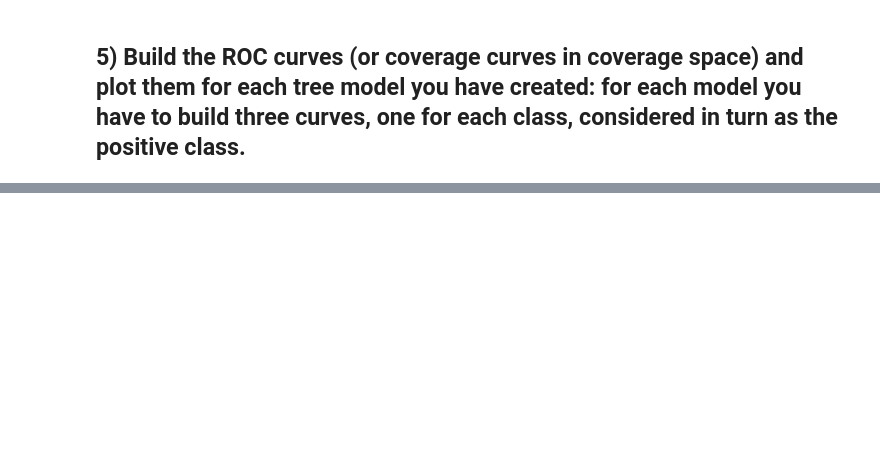
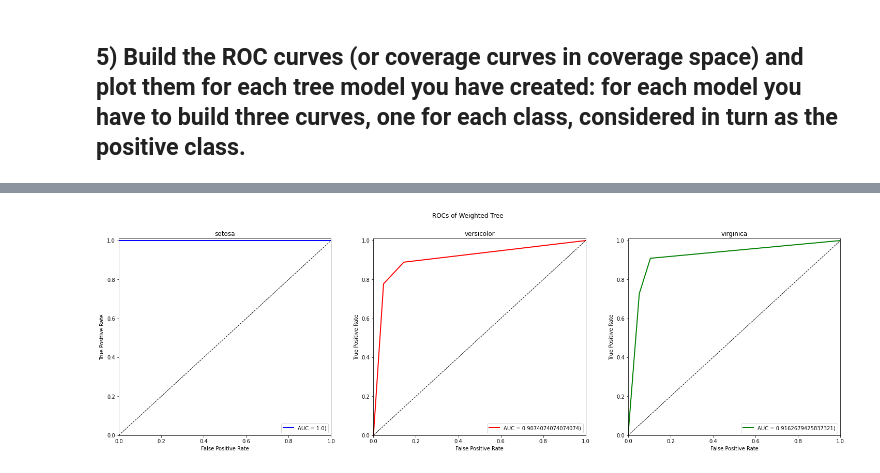
Before and after one commit to lorenzofavaro/machine-learning, a Jupyter notebook: Decision Tree Models/iris_classification.ipynb, the cells around one changed output, grey strips where cells are left out. Cells and saved outputs as stored; diff of their text form; code cells hidden in the pictures; blank space fills up the shorter version.

```diff
--- a/Decision Tree Models/iris_classification.ipynb
+++ b/Decision Tree Models/iris_classification.ipynb
@@ -130,0 +273,5 @@ print(pd.DataFrame(improved_confusion_matrix, index=iris.target_names, columns=i
+# %%
+# Weighted case
+plot_rocs("Weighted Tree", *compute_roc(clf_weighted, True)).show()
+# %% [output]
+[figure, added]
```
Also changed, not shown: parts of 15 cells of this notebook.
